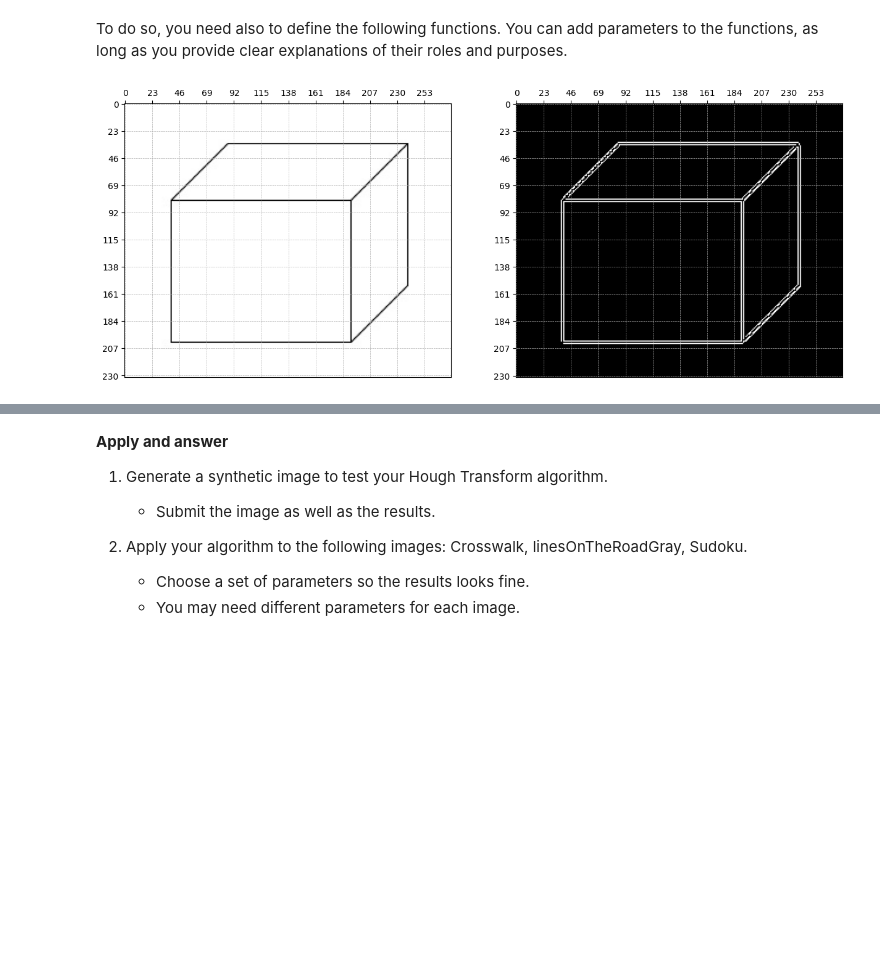
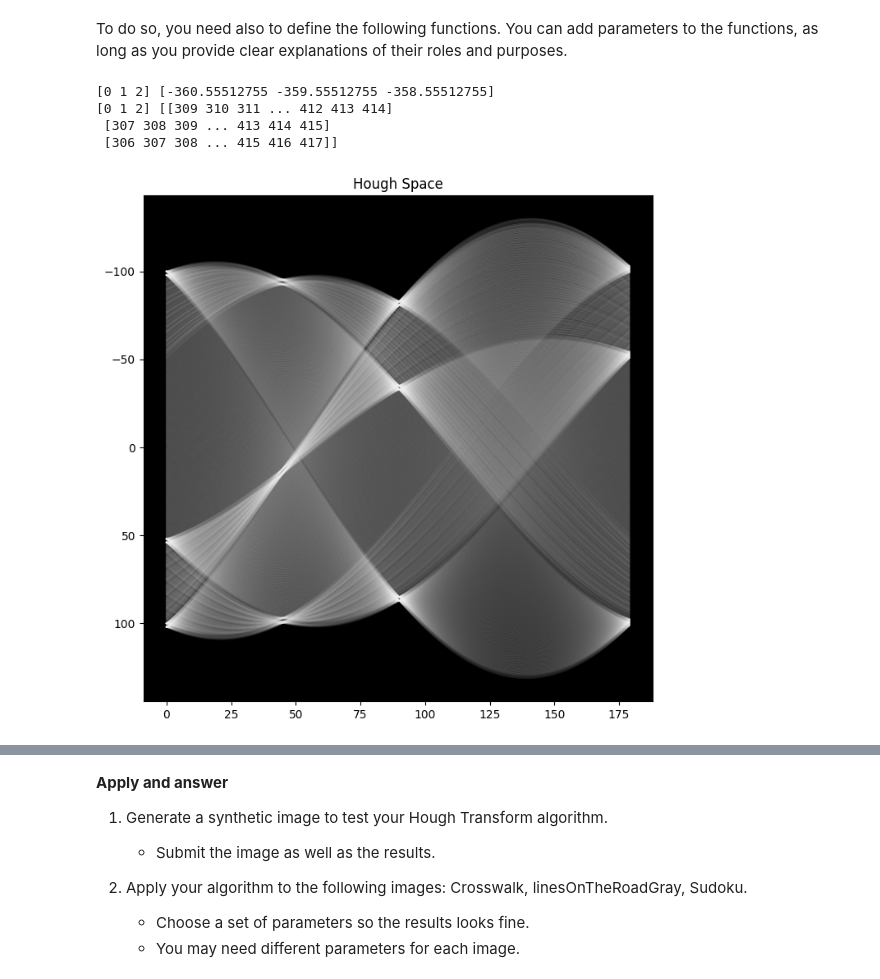
Before and after one commit to haeshed/classic-computer-vision, a Jupyter notebook: HW2/hw2 - test5.ipynb, the cells around one changed output, grey strips where cells are left out. Cells and saved outputs as stored; diff of their text form; code cells hidden in the pictures; blank space fills up the shorter version.

```diff
--- a/HW2/hw2 - test5.ipynb
+++ b/HW2/hw2 - test5.ipynb
@@ -356,32 +392,36 @@ def display_full_hough(im, accumulator, lines):
     plt.tight_layout()
     plt.show()
 # %%
+
 imgpath = 'cube1.jpg'
 res_rho = 1
 res_ang = 1
 bin_threshold = 50
 lines_are_white = True
 
 input_img = cv2.imread(imgpath)
 
 #Edge detection on the input image
 edge_image = cv2.cvtColor(input_img, cv2.COLOR_BGR2GRAY)
-# ret, edge_image = cv2.threshold(edge_image, 120, 255, cv2.THRESH_BINARY)
 edge_image = cv2.Canny(edge_image, 200, 250)
-# edge_image2 = cv2.Canny(edge_image, 0, 255)
-# print end_image 10x10 from the middle
-# print(edge_image[edge_image.shape[0]//2-5:edge_image.shape[0]//2+5, edge_image.shape[1]//2-5:edge_image.shape[1]//2+5])
+# show2Images(input_img, edge_image)
 
-show2Images(input_img, edge_image)
-# show2Images(edge_image, edge_image2)
+acc, thetas, rhos = H_matrix(edge_image, res_rho, res_ang)
+acc_vec, thetas_vec, rhos_vec = H_matrix_vec2(edge_image, res_rho, res_ang)
+print(thetas[:3], rhos[:3])
+print(thetas_vec[:3], rhos_vec[:3])
 
-# line_img, lines, accumulator, thetas, rhos = find_hough_lines(input_img, edge_image, num_rho, num_theta, bin_threshold)
-acc, thetas, rhos = H_matrix(edge_image, res_rho, res_ang)
+
 acc_max = retain_max_in_neighborhood(acc, 15)
 lines = list_lines(acc_max, bin_threshold, edge_image.shape, rhos, thetas)
-# display_lines(input_img, lines)
-# print(lines)
-# print(peak_votes(accumulator, thetas, rhos))
+acc_max_vec = retain_max_in_neighborhood(acc_vec, 15)
+lines_vec = list_lines(acc_max_vec, bin_threshold, edge_image.shape, rhos_vec, thetas_vec)
+
 display_full_hough(input_img, acc, lines)
+display_full_hough(input_img, acc_vec, lines_vec)
 # %% [output]
+[0 1 2] [-360.55512755 -359.55512755 -358.55512755]
+[0 1 2] [[309 310 311 ... 412 413 414]
+ [307 308 309 ... 413 414 415]
+ [306 307 308 ... 415 416 417]]
-[figure, old version]
+[figure, new version]
```
Also changed, not shown: parts of 2 cells of this notebook.
